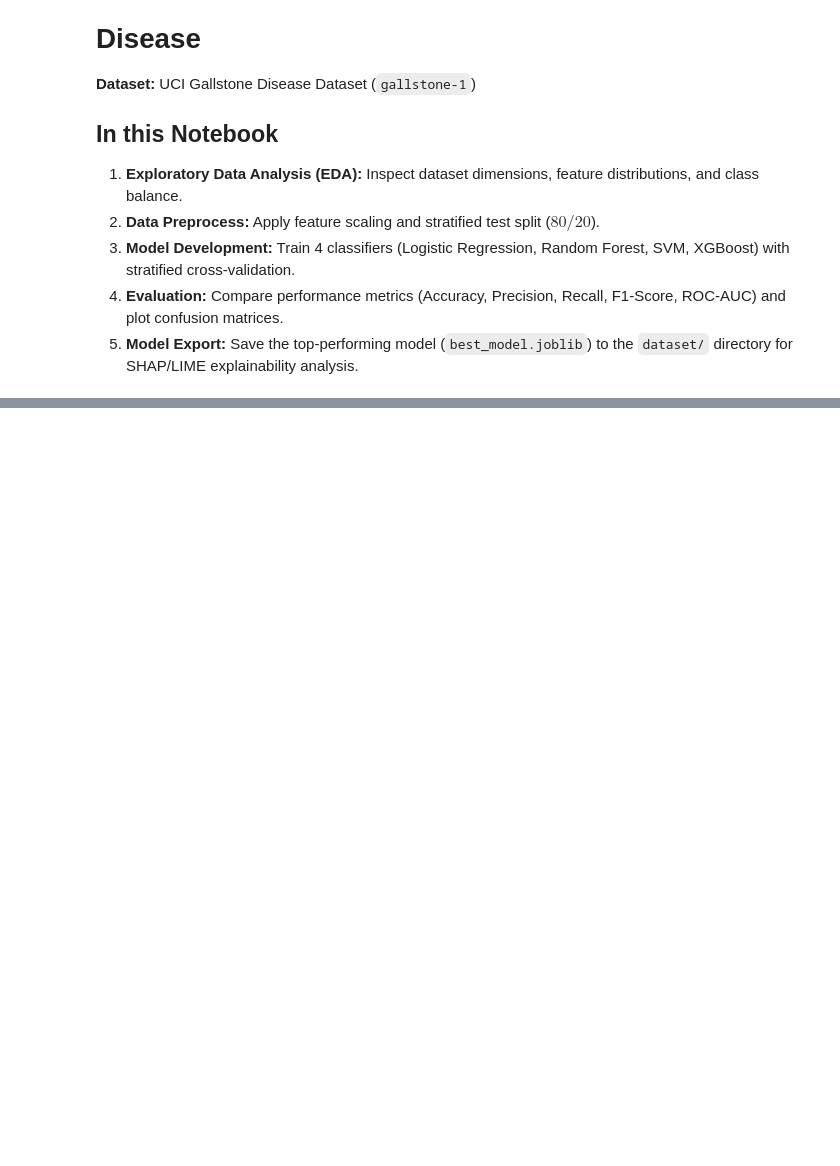
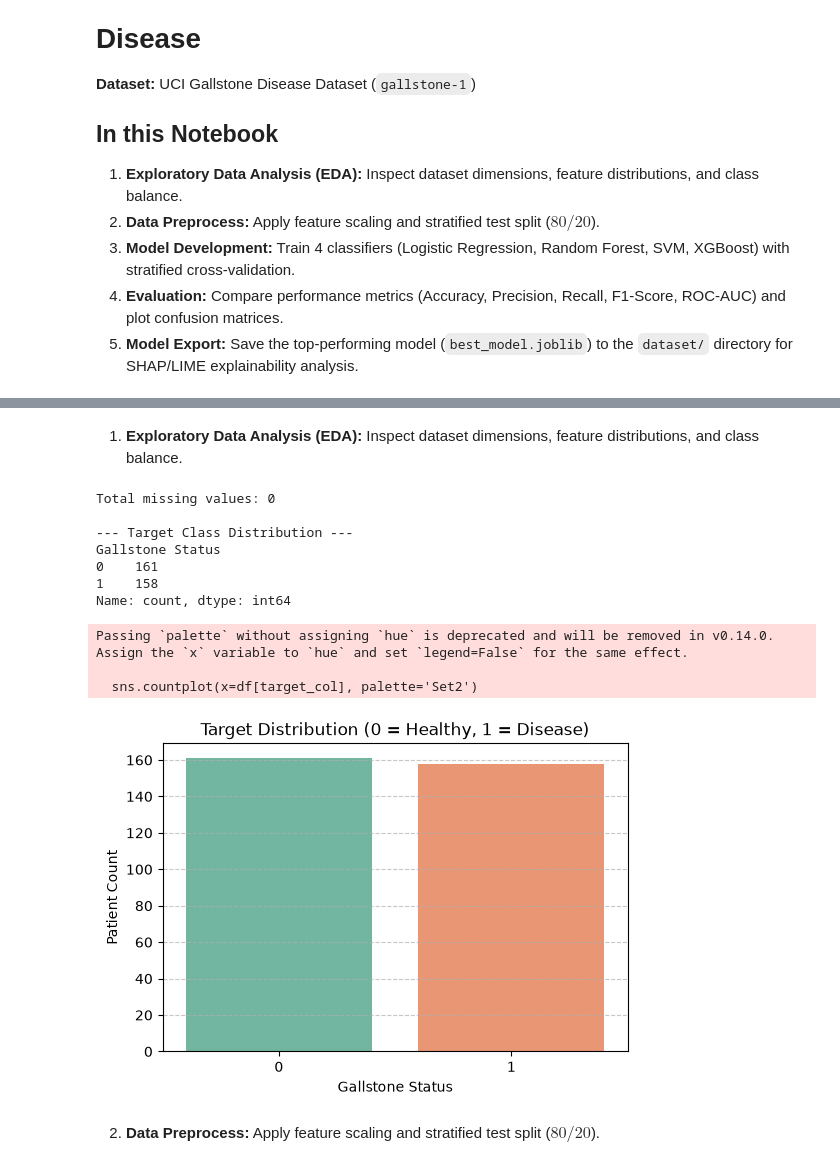
Before and after one commit to taro-py/gallstone-ml-xai, a Jupyter notebook: code/eda_and_models.ipynb, the cells around one changed output, grey strips where cells are left out. Drawn from its saved outputs; the diff is of its cells as text; code cells hidden in the pictures; blank space fills up the shorter version.

Commit message:
implementing EDA to inspect de features and distributions

```diff
--- a/code/eda_and_models.ipynb
+++ b/code/eda_and_models.ipynb
@@ -70,3 +70,38 @@ Dataset cargado correctamente. Dimensiones: (319, 39)
 | 3 | 0 | 41 | 0 | 0 | 0 | 0 | 0 | ... |
 | 4 | 0 | 42 | 0 | 0 | 0 | 0 | 0 | ... |
 5 rows × 39 columns
+# %% [markdown]
+1. **Exploratory Data Analysis (EDA):** Inspect dataset dimensions, feature distributions, and class balance.
+# %%
+#setting the target
+target_col = 'Gallstone Status'
+
+#checking missing values
+print(f"Total missing values: {df.isnull().sum().sum()}")
+
+#Check target variable class balance
+print("\nTarget Class Distribution")
+print(df[target_col].value_counts())
+
+#plotting class balance
+plt.figure(figsize=(6, 4))
+sns.countplot(x=df[target_col], palette='Set2')
+plt.title('Target Distribution (0 = Healthy, 1 = Disease)')
+plt.xlabel('Gallstone Status')
+plt.ylabel('Patient Count')
+plt.grid(axis='y', linestyle='--', alpha=0.7)
+plt.show()
+# %% [output]
+Total missing values: 0
+
+--- Target Class Distribution ---
+Gallstone Status
+0    161
+1    158
+Name: count, dtype: int64
+Passing `palette` without assigning `hue` is deprecated and will be removed in v0.14.0. Assign the `x` variable to `hue` and set `legend=False` for the same effect.
+
+  sns.countplot(x=df[target_col], palette='Set2')
+[figure, added]
+# %% [markdown]
+2. **Data Preprocess:** Apply feature scaling and stratified test split ($80/20$).
```
Also changed, not shown: parts of 1 cell of this notebook.
